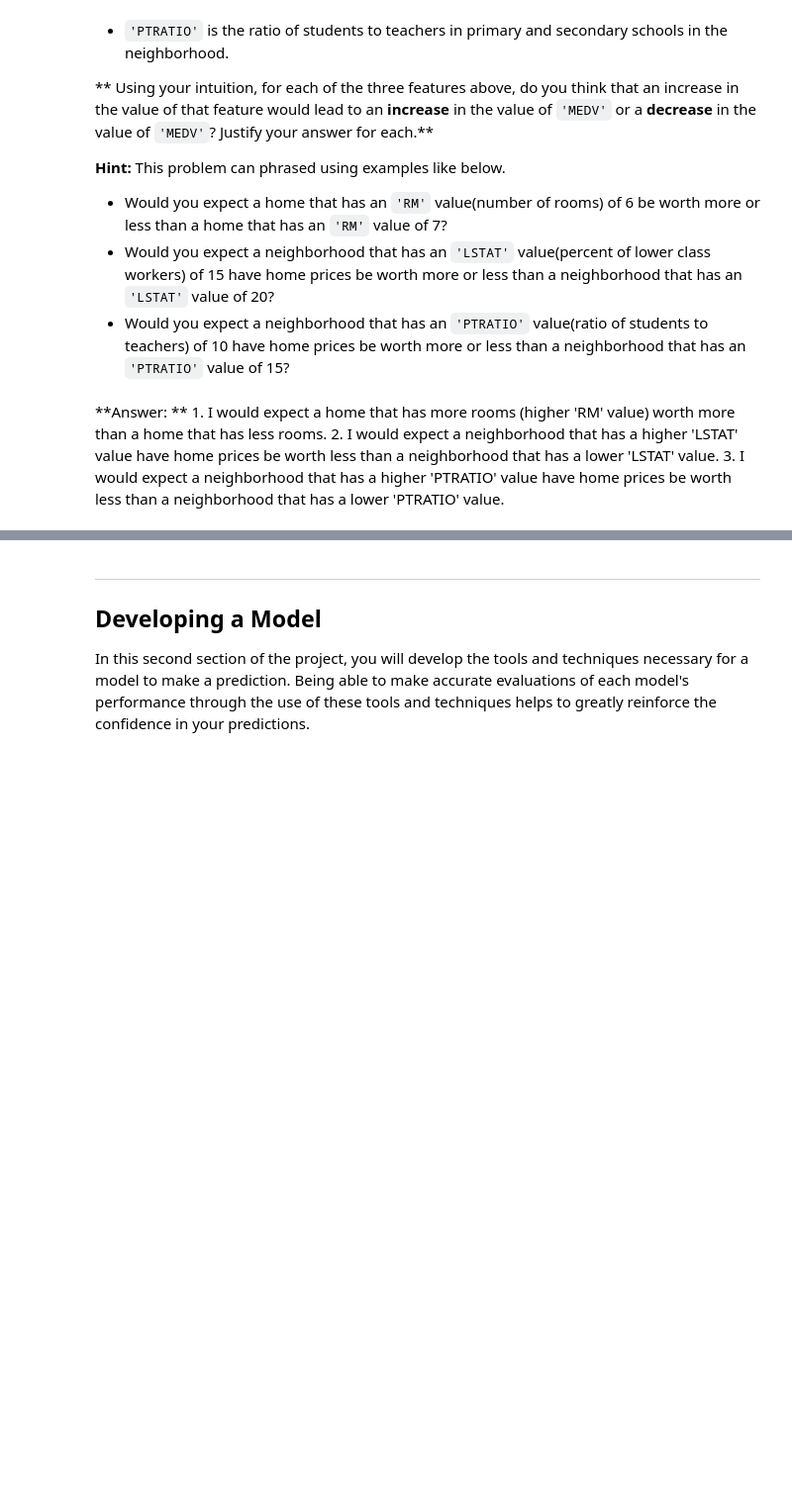
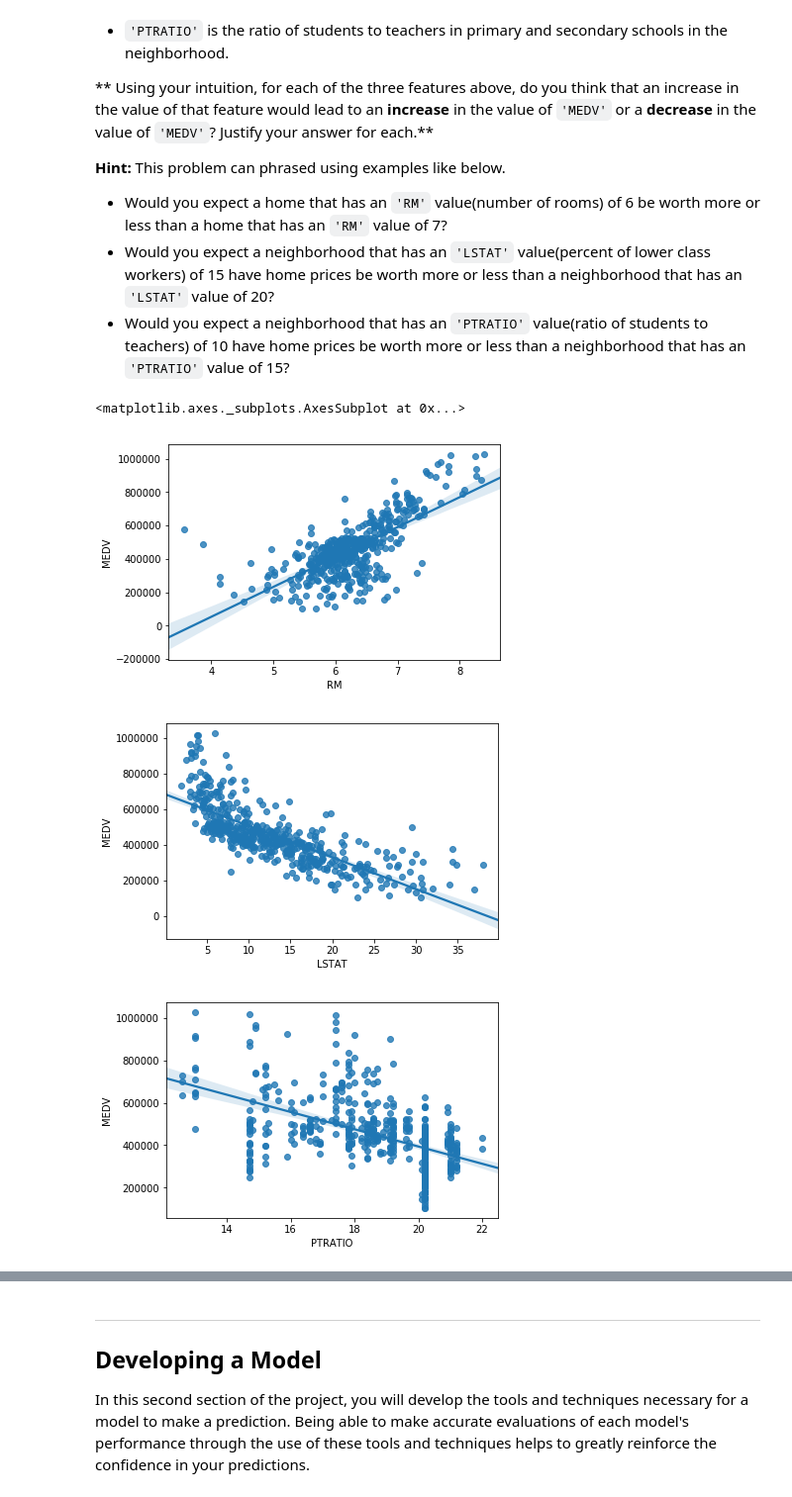
Before and after one commit to zenXun/data-science-roadmap, a Jupyter notebook: udacity-machine-learning/boston_housing/boston_housing.ipynb, the cells around one changed output, grey strips where cells are left out. Shown at 99% size. Cells and saved outputs as stored; diff of their text form; code cells hidden in the pictures; blank space fills up the shorter version.

```diff
--- a/udacity-machine-learning/boston_housing/boston_housing.ipynb
+++ b/udacity-machine-learning/boston_housing/boston_housing.ipynb
@@ -97,8 +99,15 @@ As a reminder, we are using three features from the Boston housing dataset: `'RM
 * Would you expect a home that has an `'RM'` value(number of rooms) of 6 be worth more or less than a home that has an `'RM'` value of 7?
 * Would you expect a neighborhood that has an `'LSTAT'` value(percent of lower class workers) of 15 have home prices be worth more or less than a neighborhood that has an `'LSTAT'` value of 20?
 * Would you expect a neighborhood that has an `'PTRATIO'` value(ratio of students to teachers) of 10 have home prices be worth more or less than a neighborhood that has an `'PTRATIO'` value of 15?
-# %% [markdown]
-**Answer: **
-    1. I would expect a home that has more rooms (higher 'RM' value) worth more than a home that has less rooms.
-    2. I would expect a neighborhood that has a higher 'LSTAT' value have home prices be worth less than a neighborhood that has a lower 'LSTAT' value.
-    3. I would expect a neighborhood that has a higher 'PTRATIO' value have home prices be worth less than a neighborhood that has a lower 'PTRATIO' value.
+# %%
+plt.figure()
+sns.regplot(x = features['RM'], y = prices)
+plt.figure()
+sns.regplot(x = features['LSTAT'], y = prices)
+plt.figure()
+sns.regplot(x = features['PTRATIO'], y = prices)
+# %% [output]
+<matplotlib.axes._subplots.AxesSubplot at 0x...>
+[figure, added]
+[figure, added]
+[figure, added]
```
Also changed, not shown: parts of 8 cells of this notebook, 1 other file.
